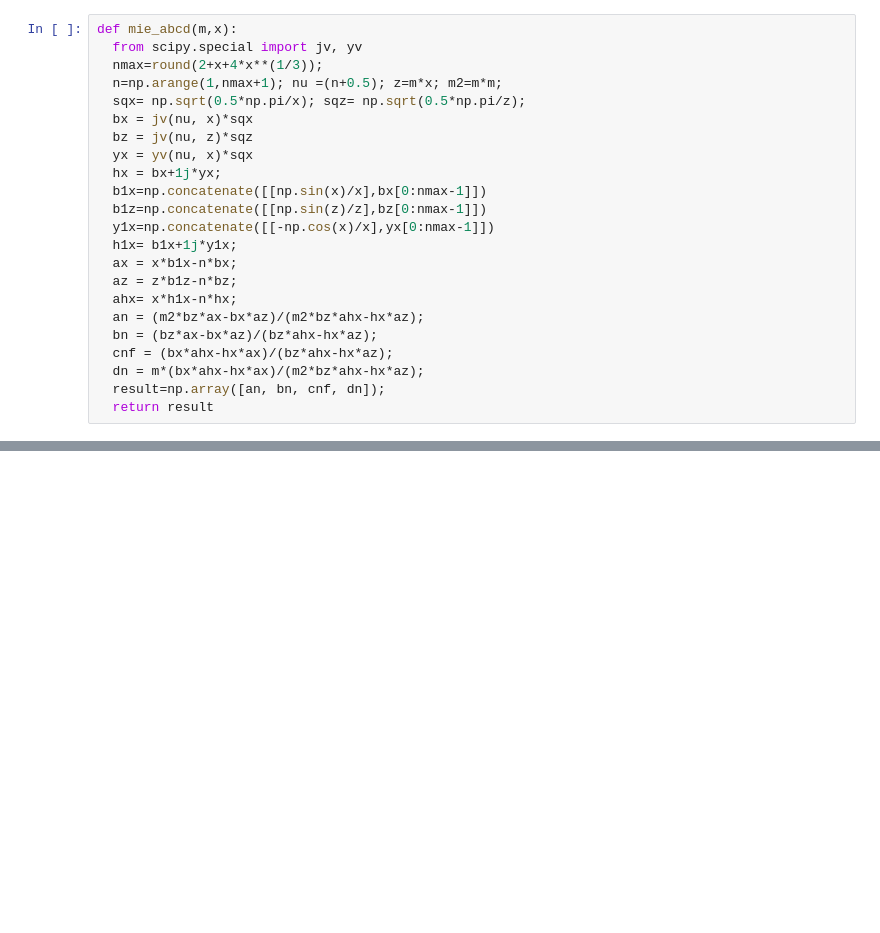
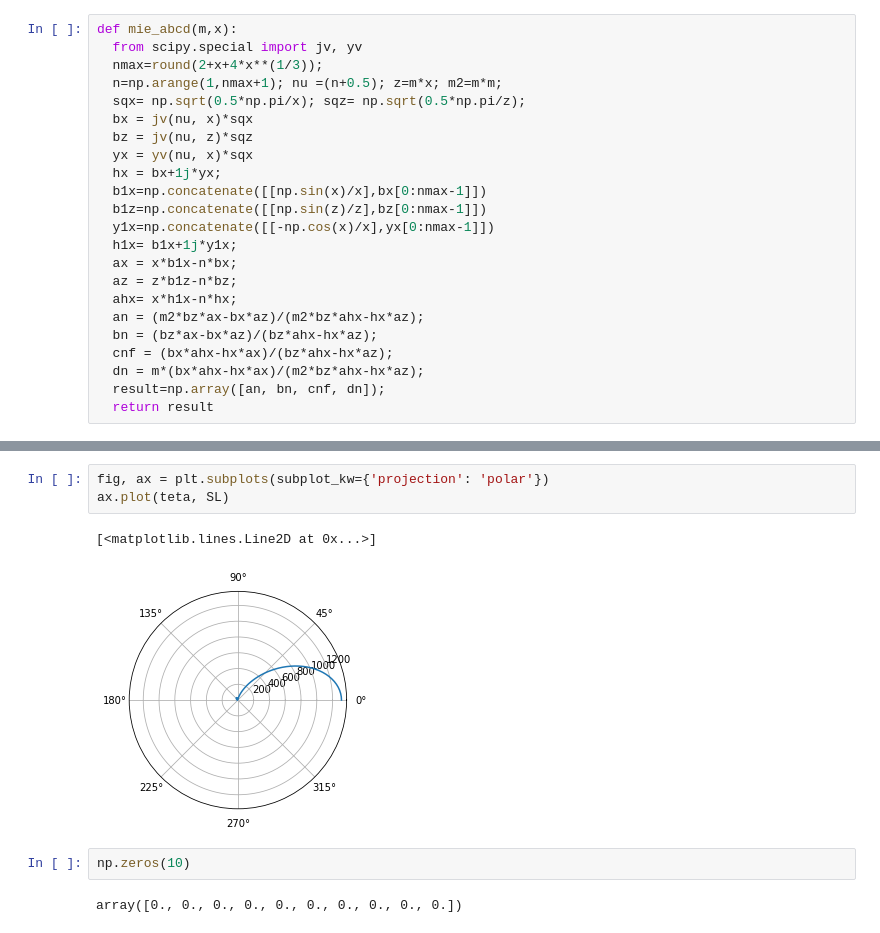
Before and after one commit to AkiraTerao/AT, a Jupyter notebook: mie_func.ipynb, the cells around one changed output, grey strips where cells are left out. Cells and saved outputs as stored; diff of their text form; blank space fills up the shorter version.

```diff
--- a/mie_func.ipynb
+++ b/mie_func.ipynb
@@ -131,0 +226,10 @@ def mie_abcd(m,x):
+# %%
+fig, ax = plt.subplots(subplot_kw={'projection': 'polar'})
+ax.plot(teta, SL)
+# %% [output]
+[<matplotlib.lines.Line2D at 0x...>]
+[figure, added]
+# %%
+np.zeros(10)
+# %% [output]
+array([0., 0., 0., 0., 0., 0., 0., 0., 0., 0.])
```
Also changed, not shown: parts of 12 cells of this notebook.
